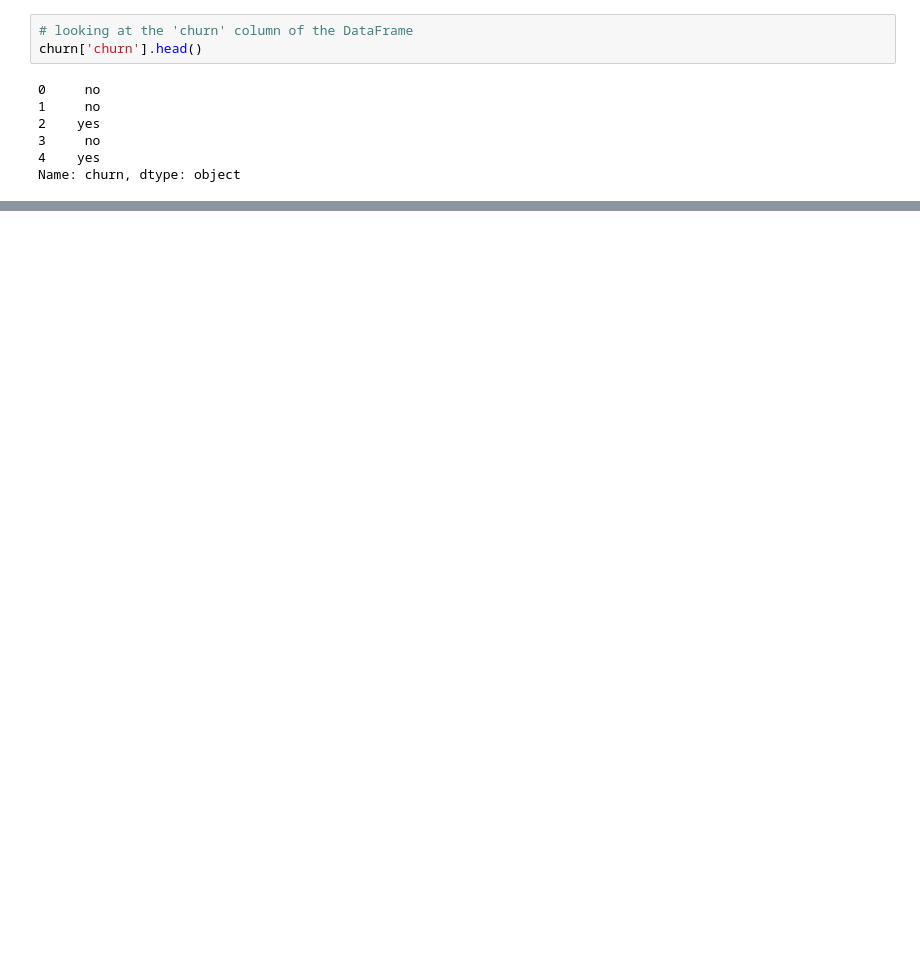
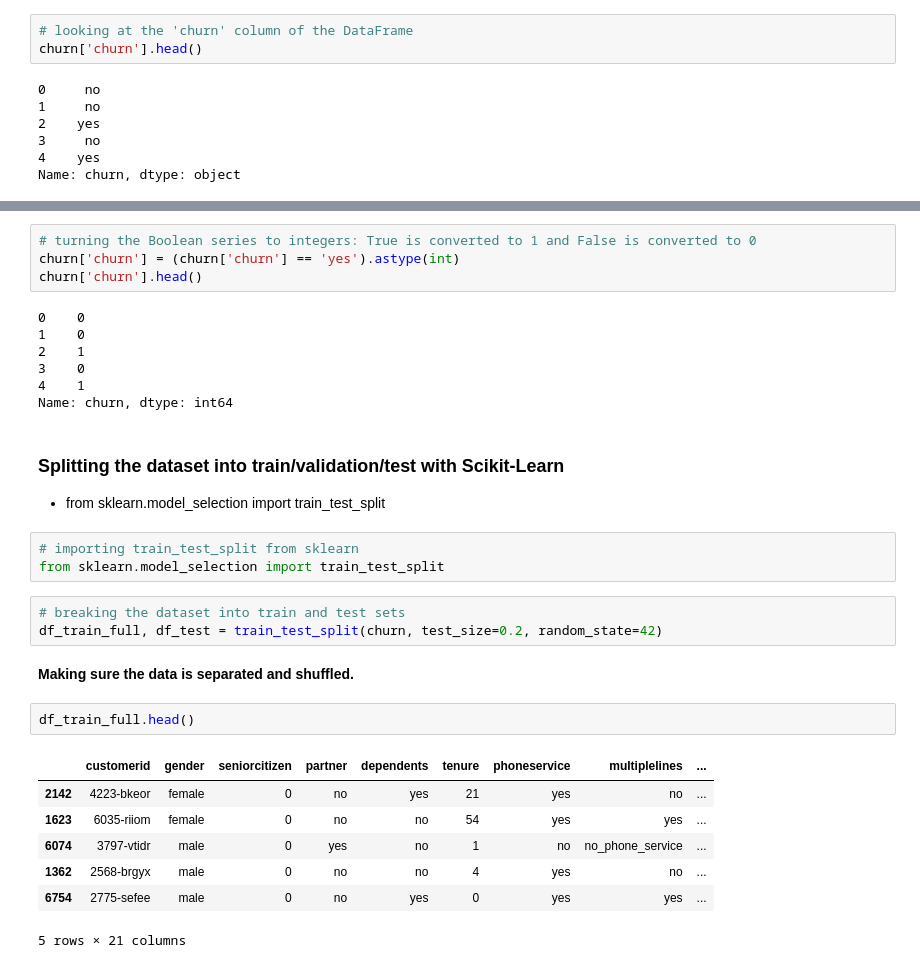
Before and after one commit to apbadzioch/IntroML_FA24, a Jupyter notebook: Churn_Project/customerChurn.ipynb, the cells around one changed output, grey strips where cells are left out. Cells and saved outputs as stored; diff of their text form; blank space fills up the shorter version.

```diff
--- a/Churn_Project/customerChurn.ipynb
+++ b/Churn_Project/customerChurn.ipynb
@@ -145,0 +151,32 @@ Name: churn, dtype: bool
+# %%
+# turning the Boolean series to integers: True is converted to 1 and False is converted to 0
+churn['churn'] = (churn['churn'] == 'yes').astype(int)
+churn['churn'].head()
+# %% [output]
+0    0
+1    0
+2    1
+3    0
+4    1
+Name: churn, dtype: int64
+# %% [markdown]
+### Splitting the dataset into train/validation/test with Scikit-Learn
+- from sklearn.model_selection import train_test_split
+# %%
+# importing train_test_split from sklearn
+from sklearn.model_selection import train_test_split
+# %%
+# breaking the dataset into train and test sets
+df_train_full, df_test = train_test_split(churn, test_size=0.2, random_state=42)
+# %% [markdown]
+**Making sure the data is separated and shuffled.**
+# %%
+df_train_full.head()
+# %% [output]
+|  | customerid | gender | seniorcitizen | partner | dependents | tenure | phoneservice | multiplelines | ... |
+| 2142 | 4223-bkeor | female | 0 | no | yes | 21 | yes | no | ... |
+| 1623 | 6035-riiom | female | 0 | no | no | 54 | yes | yes | ... |
+| 6074 | 3797-vtidr | male | 0 | yes | no | 1 | no | no_phone_service | ... |
+| 1362 | 2568-brgyx | male | 0 | no | no | 4 | yes | no | ... |
+| 6754 | 2775-sefee | male | 0 | no | yes | 0 | yes | yes | ... |
+5 rows × 21 columns
```
Also changed, not shown: parts of 8 cells of this notebook.
